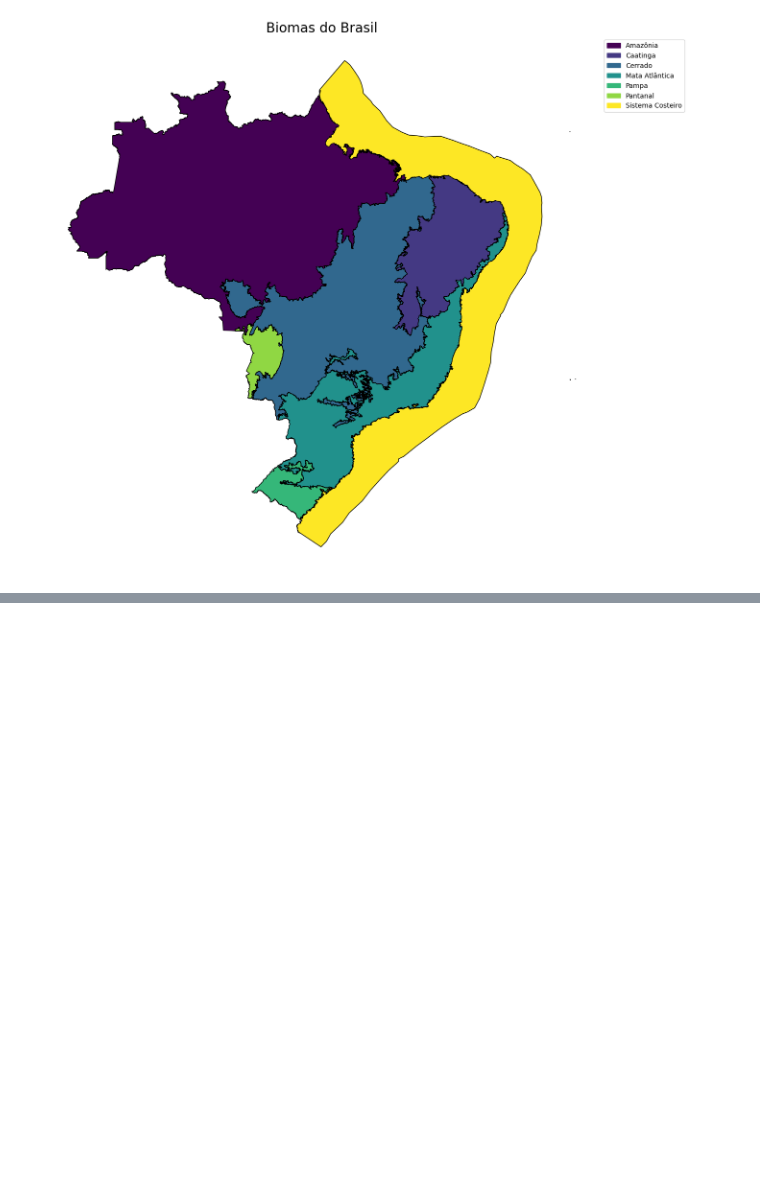
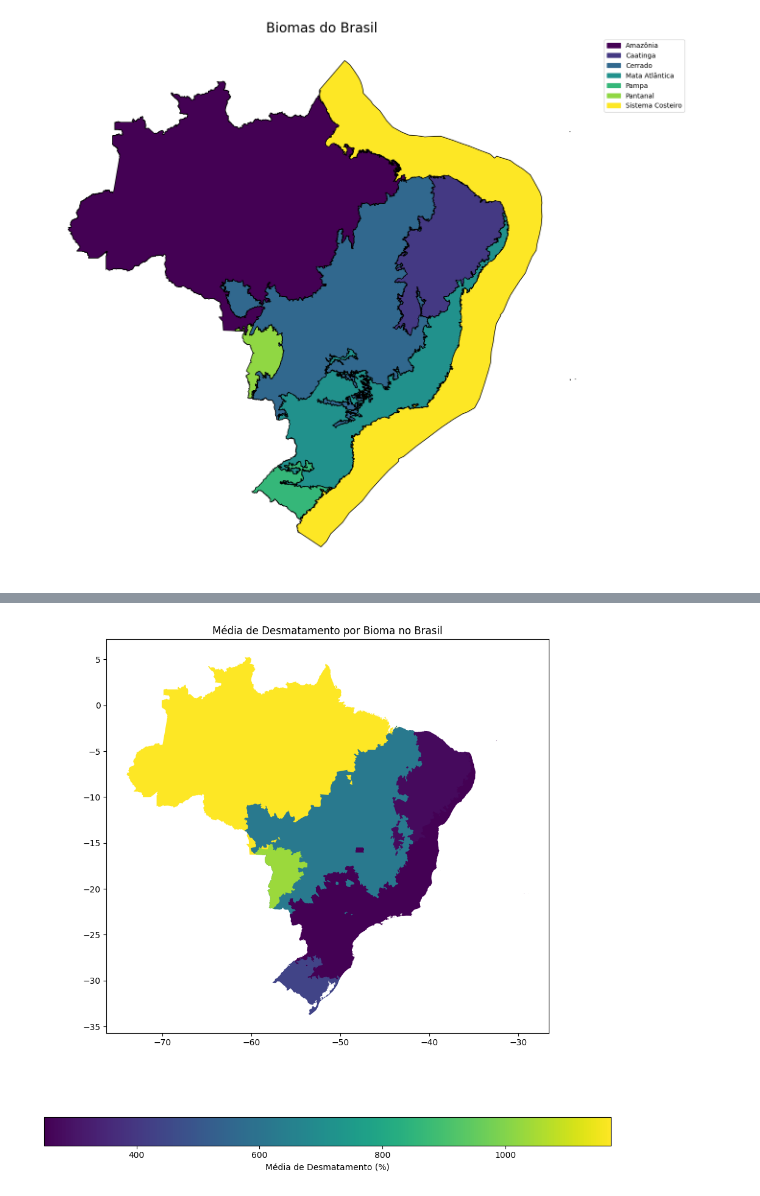
Before and after one commit to aldemaas/dados_desmatamento, a Jupyter notebook: relatorio.ipynb, the cells around one changed output, grey strips where cells are left out. Cells and saved outputs as stored; diff of their text form; code cells hidden in the pictures; blank space fills up the shorter version.

```diff
--- a/relatorio.ipynb
+++ b/relatorio.ipynb
@@ -69,0 +104,13 @@ plt.show()
+# %%
+# Agrupar por bioma e calcular a média de desmatamento
+desmatamento_bioma = combined_data.dissolve(by='bioma', aggfunc={'desmatado':'mean'})
+
+# Plotar o mapa
+fig, ax = plt.subplots(1, 1, figsize=(12, 12))
+desmatamento_bioma.plot(column='desmatado', ax=ax, legend=True,
+                        legend_kwds={'label': "Média de Desmatamento (%)",
+                                     'orientation': "horizontal"})
+plt.title('Média de Desmatamento por Bioma no Brasil')
+plt.show()
+# %% [output]
+[figure, added]
```
Also changed, not shown: parts of 6 cells of this notebook.
